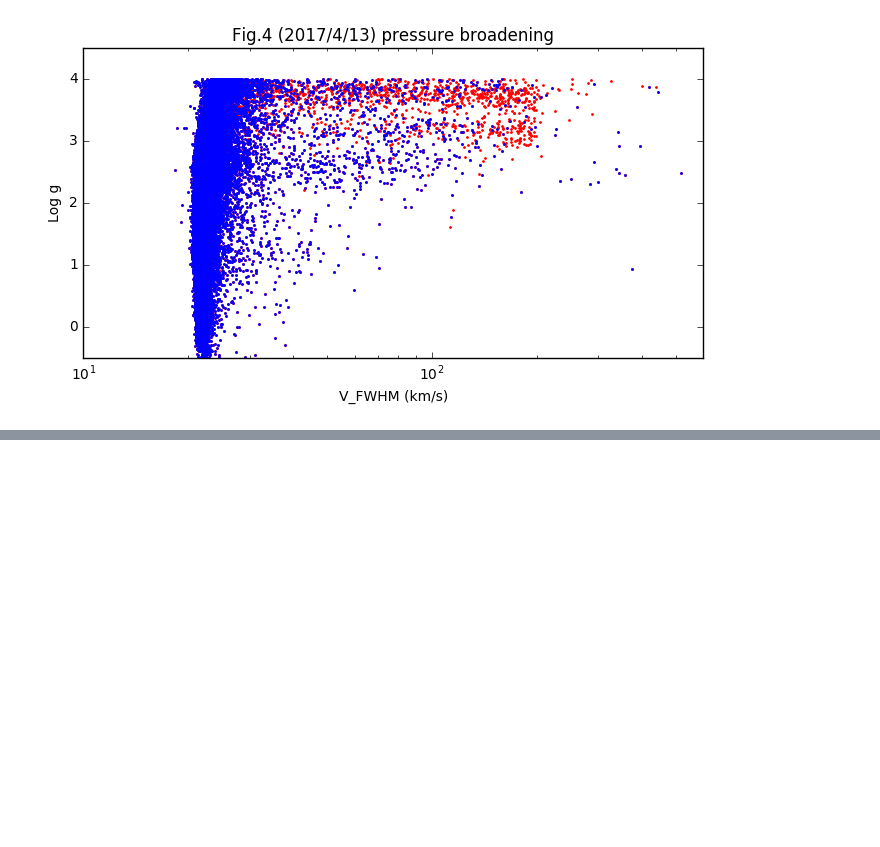
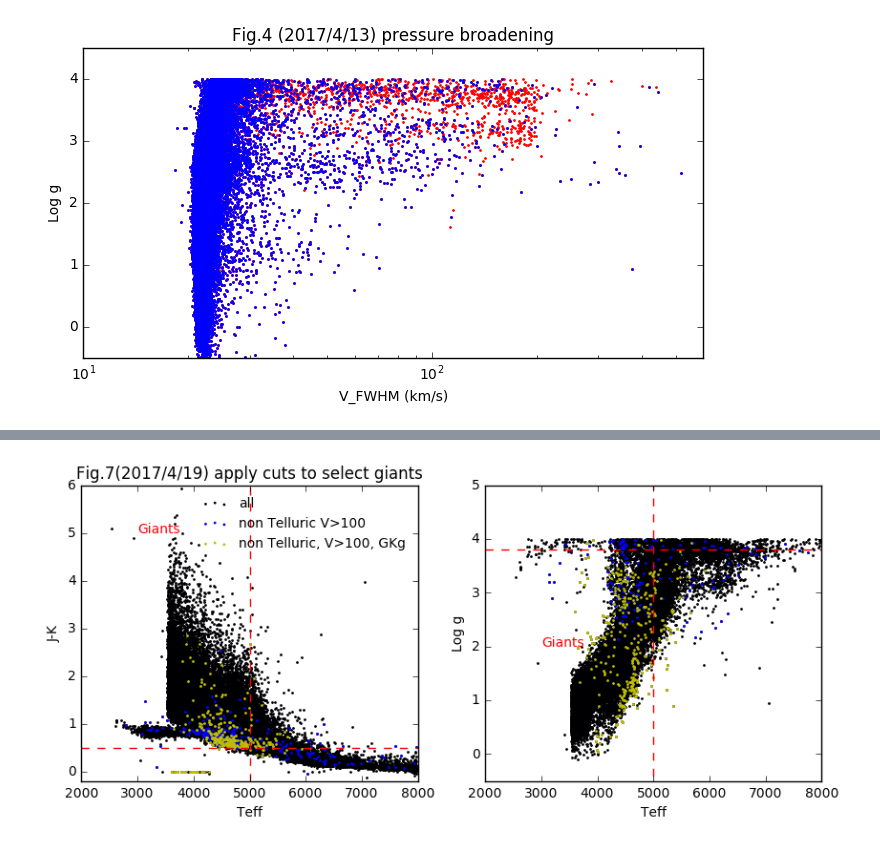
Before and after one commit to liuxx479/MW-BHs, a Jupyter notebook: plot-BHstars.ipynb, the cells around one changed output, grey strips where cells are left out. Saved outputs shown, nothing was run; the diff lists cells and outputs as text; code cells hidden in the pictures; blank space fills up the shorter version.

```diff
--- a/plot-BHstars.ipynb
+++ b/plot-BHstars.ipynb
@@ -41,6 +41,9 @@ idx_high_noTelluric = where( (rvCC>100) & logical_not (hdulist[1].data['APOGEE_T
 seed(10027)
 idx_low_noTelluric = where( (rvCC<20) & logical_not (hdulist[1].data['APOGEE_TARGET2'] & 2**9))[0]
 seed(10027)
+
+classes = hdulist[1].data['ASPCAP_CLASS']
+unique_classes = unique(classes)
 # %%
 MagJ = hdulist[1].data['J'][idx_high_noTelluric]
 MagH = hdulist[1].data['H'][idx_high_noTelluric]
@@ -139,0 +187,37 @@ show()
+# %%
+######### cuts: T<5000, J-K>0.5, M_H<2, logg<3.8
+idx_GKg = lambda v: where((rvCC>v) & (classes=='GKg_a')+(classes=='GKg_b')+(classes=='GKg_c')+(classes=='GKg_d') & logical_not (hdulist[1].data['APOGEE_TARGET2'] & 2**9))[0]
+iidx_GKg = idx_GKg(30)
+
+f=figure(figsize=(10,4))
+ax1=f.add_subplot(121)
+ax2=f.add_subplot(122)
+ax1.scatter(hdulist[1].data['TEFF'], hdulist[1].data['J']-hdulist[1].data['K'],s=1,label='all')
+ax1.scatter(Teff[idx_high_noTelluric], MagJ-MagK,s=1,color='b',label='non Telluric V>100')
+ax1.scatter(Teff[iidx_GKg], (hdulist[1].data['J']-hdulist[1].data['K'])[iidx_GKg],s=1,color='y',label='non Telluric, V>100, GKg')
+
+ax1.set_xlabel('Teff')
+ax1.set_ylabel('J-K')
+ax1.set_xlim(2000,8000)
+ax1.set_ylim(-0.2, 6)
+ax1.plot([2000,8000],[0.5,0.5],'r--')
+ax1.plot([5000,5000],[-0.2,6],'r--')
+ax1.text(3000, 5, 'Giants', color='r')
+ax1.legend(fontsize=10,frameon=0)
+ax1.set_title('Fig.7(2017/4/19) apply cuts to select giants')
+ax2.scatter(hdulist[1].data['TEFF'], hdulist[1].data['LOGG'],s=1,label='all')
+ax2.scatter(hdulist[1].data['TEFF'][idx_high_noTelluric], hdulist[1].data['LOGG'][idx_high_noTelluric],
+            s=1,color='b',label='non Telluric high V')
+ax2.scatter(hdulist[1].data['TEFF'][iidx_GKg], hdulist[1].data['LOGG'][iidx_GKg],
+            s=1,color='y',label='Gkg')
+
+ax2.plot([2000,8000],[3.8,3.8],'r--')
+ax2.plot([5000,5000],[-1,6],'r--')
+ax2.set_xlabel('Teff')
+ax2.set_ylabel('Log g')
+ax2.text(3000, 2, 'Giants', color='r')
+ax2.set_xlim(2000,8000)
+ax2.set_ylim(-0.5,5)
+show()
+# %% [output]
+[figure, added]
```
Also changed, not shown: parts of 4 cells of this notebook.
